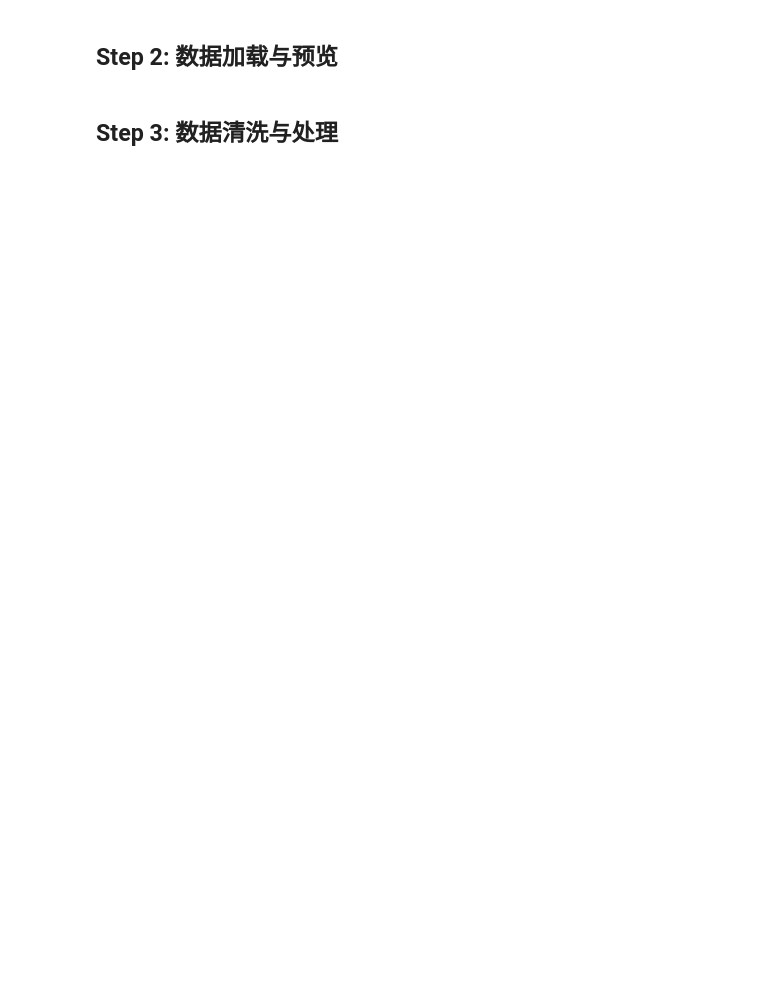
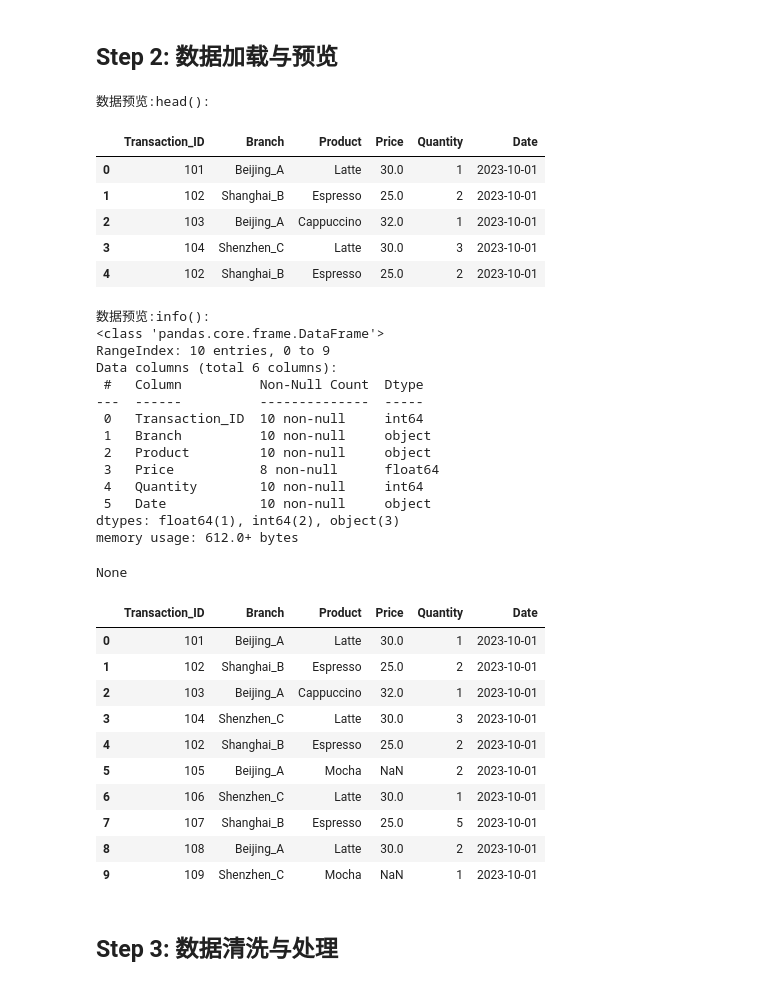
Before and after one commit to SummerS-tars/Code_Python, a Jupyter notebook: 06_Extra/01_Pandas/Notebook/learn_pandas.ipynb, the cells around one changed output. Cells and saved outputs as stored; diff of their text form; code cells hidden in the pictures; blank space fills up the shorter version.

```diff
--- a/06_Extra/01_Pandas/Notebook/learn_pandas.ipynb
+++ b/06_Extra/01_Pandas/Notebook/learn_pandas.ipynb
@@ -44,11 +76,45 @@ df_initial.iloc[:5, :2]
 # %%
 df = pd.read_csv('dirty_coffee_sales.csv')
 print("数据预览:head():")
-df.head()
+display(df.head())
 print("数据预览:info():")
-df.info()
+display(df.info())
 
 df
+# %% [output]
+数据预览:head():
+|  | Transaction_ID | Branch | Product | Price | Quantity | Date |
+| 0 | 101 | Beijing_A | Latte | 30.0 | 1 | 2023-10-01 |
+| 1 | 102 | Shanghai_B | Espresso | 25.0 | 2 | 2023-10-01 |
+| 2 | 103 | Beijing_A | Cappuccino | 32.0 | 1 | 2023-10-01 |
+| 3 | 104 | Shenzhen_C | Latte | 30.0 | 3 | 2023-10-01 |
+| 4 | 102 | Shanghai_B | Espresso | 25.0 | 2 | 2023-10-01 |
+数据预览:info():
+<class 'pandas.core.frame.DataFrame'>
+RangeIndex: 10 entries, 0 to 9
+Data columns (total 6 columns):
+ #   Column          Non-Null Count  Dtype
+---  ------          --------------  -----
+ 0   Transaction_ID  10 non-null     int64
+ 1   Branch          10 non-null     object
+ 2   Product         10 non-null     object
+ 3   Price           8 non-null      float64
+ 4   Quantity        10 non-null     int64
+ 5   Date            10 non-null     object
+dtypes: float64(1), int64(2), object(3)
+memory usage: 612.0+ bytes
+None
+|  | Transaction_ID | Branch | Product | Price | Quantity | Date |
+| 0 | 101 | Beijing_A | Latte | 30.0 | 1 | 2023-10-01 |
+| 1 | 102 | Shanghai_B | Espresso | 25.0 | 2 | 2023-10-01 |
+| 2 | 103 | Beijing_A | Cappuccino | 32.0 | 1 | 2023-10-01 |
+| 3 | 104 | Shenzhen_C | Latte | 30.0 | 3 | 2023-10-01 |
+| 4 | 102 | Shanghai_B | Espresso | 25.0 | 2 | 2023-10-01 |
+| 5 | 105 | Beijing_A | Mocha | NaN | 2 | 2023-10-01 |
+| 6 | 106 | Shenzhen_C | Latte | 30.0 | 1 | 2023-10-01 |
+| 7 | 107 | Shanghai_B | Espresso | 25.0 | 5 | 2023-10-01 |
+| 8 | 108 | Beijing_A | Latte | 30.0 | 2 | 2023-10-01 |
+| 9 | 109 | Shenzhen_C | Mocha | NaN | 1 | 2023-10-01 |
 # %% [markdown]
 ## Step 3: 数据清洗与处理
 # %%
```
Also changed, not shown: parts of 25 cells of this notebook, 1 other file.
